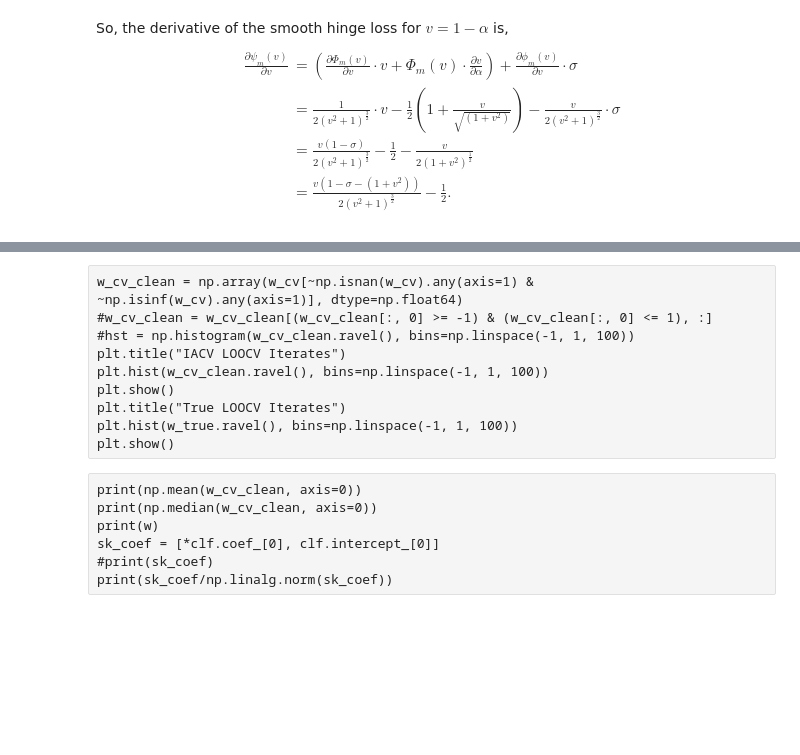
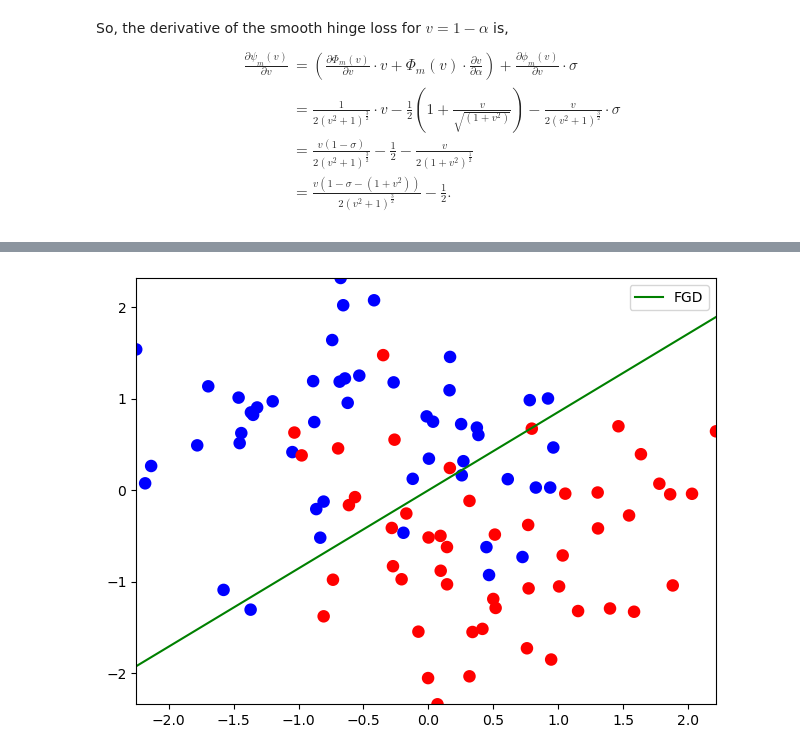
Before and after one commit to nerrma/thesis, a Jupyter notebook: experiments/SVM/SmoothHinge.ipynb, the cells around one changed output, grey strips where cells are left out. Cells and saved outputs as stored; diff of their text form; code cells hidden in the pictures; blank space fills up the shorter version.

```diff
--- a/experiments/SVM/SmoothHinge.ipynb
+++ b/experiments/SVM/SmoothHinge.ipynb
@@ -108,10 +113,10 @@ def nabla_psi_X(X, y, w, sigma):
     return -numerator/denom
 # %%
 def nabla_fgd(X, y, w, sigma, lbd):
-    return (lbd * w - 1/n * y @ X * Phi_m((1 - y @ X * w)/sigma))
+    return -(lbd * w - 1/n * y @ X * Phi_m((1 - y @ X * w)/sigma))
 
 def nabla_fgd_single(X, y, w, sigma, lbd):
-    return (lbd * w - 1/n * y * X * Phi_m((1 - y * X * w)/sigma))
+    return -(lbd * w - 1/n * y * X * Phi_m((1 - y * X * w)/sigma))
 # %%
 def hess_fgd(X, y, w, sigma, lbd):
     d = phi_m((1 - y @ X * w)/sigma)
@@ -120,7 +125,7 @@ def hess_fgd(X, y, w, sigma, lbd):
         D[i, i] = d[i]
 
     hess = lbd * np.eye(p) + 1/n * (X @ D).T @ X
-    return hess
+    return -hess
 # %%
 def hess_fgd_single(X, y, w, sigma, lbd):
     d = phi_m((1 - y * X * w)/sigma)
@@ -129,27 +134,21 @@ def hess_fgd_single(X, y, w, sigma, lbd):
         D[i, i] = d[i]
 
     hess = lbd * np.eye(p) + 1/n * (X @ D).T @ X
-    return hess
+    return -hess
 # %%
 # gradient testing
 w_og = np.zeros(p)
 n_iter = 400
-eta = 0.1
-sigma = 0.8
-lbd = 0.9
+eta = 0.3
+sigma = 0.01
+lbd = 0.85
 
-alpha_t = 0.95/n
+alpha_t = 0.75/n
 
 w_true_og = np.zeros((n, p))
 w_cv_og = np.zeros((n, p))
 
 for t in range(n_iter):
-    #print(np.mean(Phi_m((1 - y * (X @ w_og))/sigma)))
-    #print(Phi_m((1 - y @ X * w_og)/sigma))
-    #w_og = w_og - eta * (lbd * w_og - np.mean(Phi_m((1 - y @ X * w_og)/sigma)))
-    #f_grad = nabla_fgd(X, y, w_og, sigma, lbd)
-    #print(Phi_m((1 - y @ X * w_og)/sigma))
-    #f_grad = lbd * w_og - y @ X * Phi_m((1 - y @ X * w_og)/sigma)
     f_grad = nabla_fgd(X, y, w_og, sigma, lbd)
     f_hess = hess_fgd(X, y, w_og, sigma, lbd)
 
@@ -166,8 +165,7 @@ for t in range(n_iter):
 
     #print(f_hess)
     w_cv_og = w_cv_og - alpha_t * grad_minus_i - alpha_t * np.vectorize(np.matmul, signature='(p, p),(p)->(p)')(hess_minus_i, (w_cv_og - w_og))
-    #w_cv_og /= np.linalg.norm(w_cv_og, axis=0)
-    #w_cv_og /= np.asarray([np.linalg.norm(w_cv_og, axis=1)] * p).T
+    w_cv_og /= np.asarray([np.linalg.norm(w_cv_og, axis=1)] * p).T
 
     for i in range(n):
         X_temp = np.delete(X, (i), axis=0)
@@ -176,9 +174,9 @@ for t in range(n_iter):
         #w_true_og[i] = w_true_og[i] - eta * (lbd * w_true_og[i] - y @ X * Phi_m((1 - y_temp @ X_temp * w_true_og[i])/sigma))
 
     #w_true_og /= np.linalg.norm(w_true_og, axis=0)
-    #w_true_og /= np.asarray([np.linalg.norm(w_true_og, axis=1)] * p).T
+    w_true_og /= np.asarray([np.linalg.norm(w_true_og, axis=1)] * p).T
     w_og = w_og - eta * f_grad
-    #w_og /= np.linalg.norm(w_og)
+    w_og /= np.linalg.norm(w_og)
     #w_og = w_og - eta * (lbd * w_og - np.mean(Phi_m((1 - y @ X * w_og)/sigma)))
     print(f"{w_og} | IACV: {np.mean(np.linalg.norm(w_true_og - w_cv_og, 2, axis=1))} | baseline: {np.mean(np.linalg.norm(w_true_og - w_og, 2, axis=1))}")
 
@@ -275,50 +213,35 @@ print(w/np.linalg.norm(w))
-# %% [raw]
-w_cv_clean = np.array(w_cv[~np.isnan(w_cv).any(axis=1) & ~np.isinf(w_cv).any(axis=1)], dtype=np.float64)
-#w_cv_clean = w_cv_clean[(w_cv_clean[:, 0] >= -1) & (w_cv_clean[:, 0] <= 1), :]
-#hst = np.histogram(w_cv_clean.ravel(), bins=np.linspace(-1, 1, 100))
-plt.title("IACV LOOCV Iterates")
-plt.hist(w_cv_clean.ravel(), bins=np.linspace(-1, 1, 100))
-plt.show()
-plt.title("True LOOCV Iterates")
-plt.hist(w_true.ravel(), bins=np.linspace(-1, 1, 100))
-plt.show()
-# %% [raw]
-print(np.mean(w_cv_clean, axis=0))
-print(np.median(w_cv_clean, axis=0))
-print(w)
-sk_coef = [*clf.coef_[0], clf.intercept_[0]]
-#print(sk_coef)
-print(sk_coef/np.linalg.norm(sk_coef))
 # %%
 def plot_line(ax, theta, label, color, **kwargs):
-    #theta /= np.linalg.norm(theta, 2) ## probably get rid of this
-    theta[:2] /= np.linalg.norm(theta[:2], 2) ## probably get rid of this
+    #theta[:2] /= np.linalg.norm(theta[:2], 2) ## probably get rid of this
     a = -theta[0] / theta[1]
-    yy = a * xx - theta[2] / theta[1]
+    #yy = a * xx - theta[2] / theta[1]
+    yy = a * xx
     ax.plot(xx, yy, label=label, c=color, **kwargs)
 
 fig, ax = plt.subplots()
 xx = np.linspace(np.min(X[:, 0]), np.max(X[:, 0]))
 ax.scatter(*X.T, c=y, cmap=plt.cm.bwr, linewidths=3)
 
 #mins = np.argsort(np.sum(w_cv, axis=1), axis=0)[:50]
 #print(np.sum(w_cv, axis=1)[mins])
 #ax.scatter(*X[mins].T, c="black", linewidths=10)
 
 #plot_line(ax, [*clf.coef_[0], clf.intercept_[0]], "sklearn", "plum")
 #plot_line(ax, w, f"SmoothHinge ($\sigma$={sigma})", "purple")
 plot_line(ax, w_og, f"FGD", "green")
 
 ax.set_xlim(np.min(X[:, 0]), np.max(X[:, 0]))
 ax.set_ylim(np.min(X[:, 1]), np.max(X[:, 1]))
 ax.legend()
 
 #ws = 1.45 # 1.75
 #hs = 1.35 # 1.25
 #fig.set_size_inches(w=5.73/ws, h=3.5/hs)
 plt.tight_layout()
 plt.show()
 #plt.savefig('smoothhinge_comp.pgf', bbox_inches='tight', pad_inches=0)
+# %% [output]
+[figure, added]
 # %%
 fig, ax = plt.subplots()
 xx = np.linspace(np.min(X[:, 0]), np.max(X[:, 0]))
```
Also changed, not shown: parts of 12 cells of this notebook, 2 other files.
